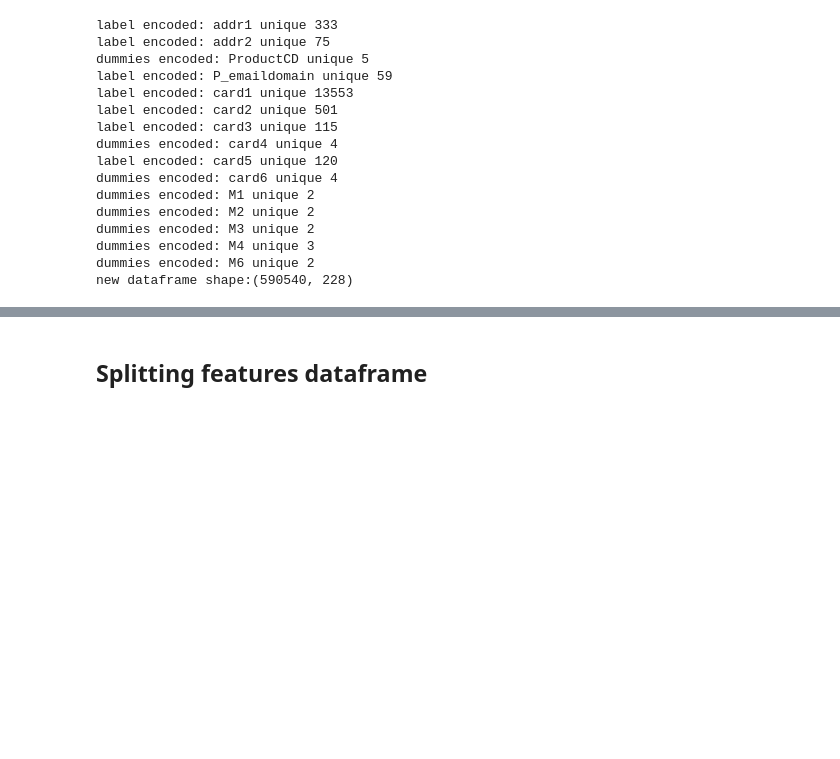
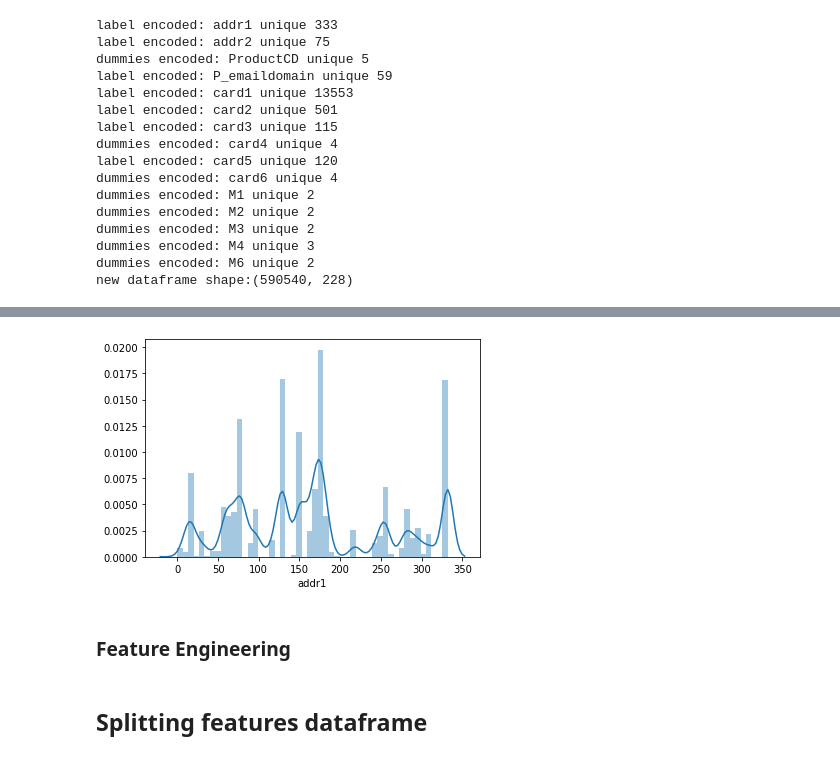
Before and after one commit to kirahman2/fraud_detection, a Jupyter notebook: Fraud Detection EDA.ipynb, the cells around one changed output, grey strips where cells are left out. Cells and saved outputs as stored; diff of their text form; code cells hidden in the pictures; blank space fills up the shorter version.

Commit message:
Feature Engineering and EDA.

```diff
--- a/Fraud Detection EDA.ipynb
+++ b/Fraud Detection EDA.ipynb
@@ -239,0 +282,7 @@ new dataframe shape:(590540, 228)
+# %%
+sns.distplot(df_features.addr1)
+plt.show()
+# %% [output]
+[figure, added]
+# %% [markdown]
+### Feature Engineering
```
Also changed, not shown: parts of 34 cells of this notebook.
